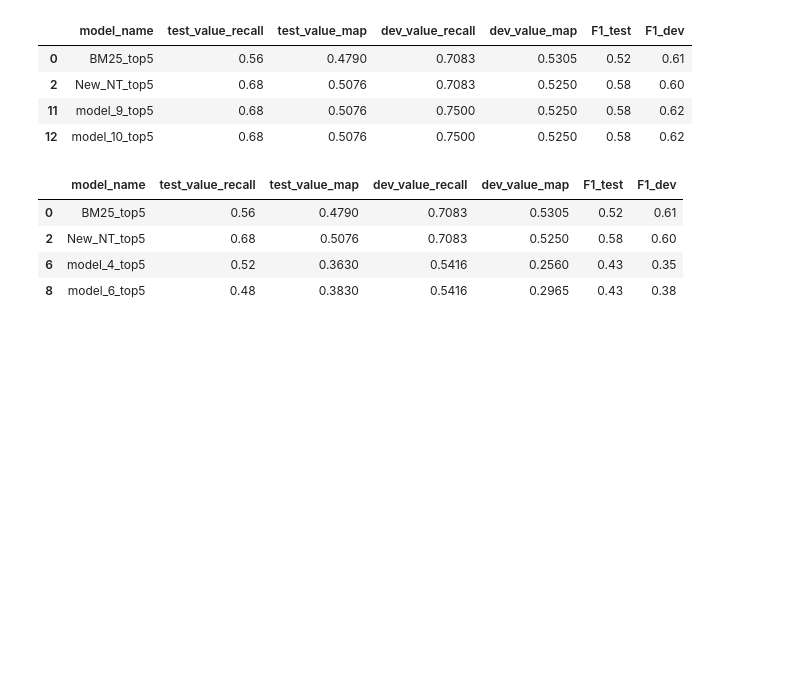
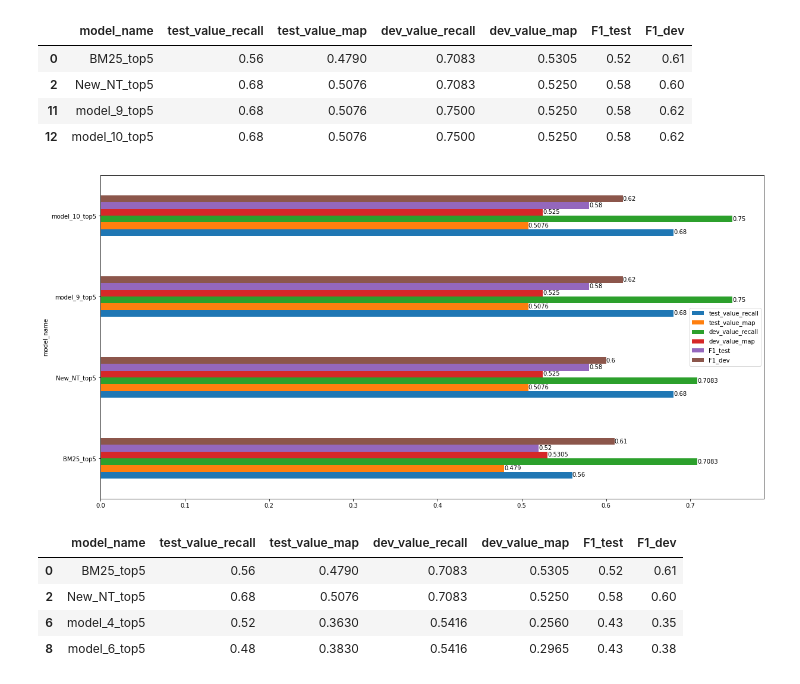
Before and after one commit to HighDeFing/thesis_v4, a Jupyter notebook: notebooks/EDA.ipynb, the cells around one changed output. Cells and saved outputs as stored; diff of their text form; code cells hidden in the pictures; blank space fills up the shorter version.

```diff
--- a/notebooks/EDA.ipynb
+++ b/notebooks/EDA.ipynb
@@ -1186,6 +1194,14 @@ bm25_fourbest_map_top5
 | 2 | New_NT_top5 | 0.68 | 0.5076 | 0.7083 | 0.5250 | 0.58 | 0.60 |
 | 11 | model_9_top5 | 0.68 | 0.5076 | 0.7500 | 0.5250 | 0.58 | 0.62 |
 | 12 | model_10_top5 | 0.68 | 0.5076 | 0.7500 | 0.5250 | 0.58 | 0.62 |
+# %%
+#comparacion de los 4 mejores modelos con el estadistico
+graph_4best = bm25_fourbest_map_top5.set_index('model_name')
+ax = graph_4best.plot(kind='barh',figsize=(20, 10))
+for container in ax.containers:
+    ax.bar_label(container)
+# %% [output]
+[figure, added]
 # %%
 bm25_fourworst_map_top5 = val_df.loc[val_df['model_name'].isin(['BM25_top5', 'model_4_top5', 'model_6_top5', 'New_NT_top5'])]
 bm25_fourworst_map_top5
```
Also changed, not shown: parts of 5 cells of this notebook, 7 other files.
